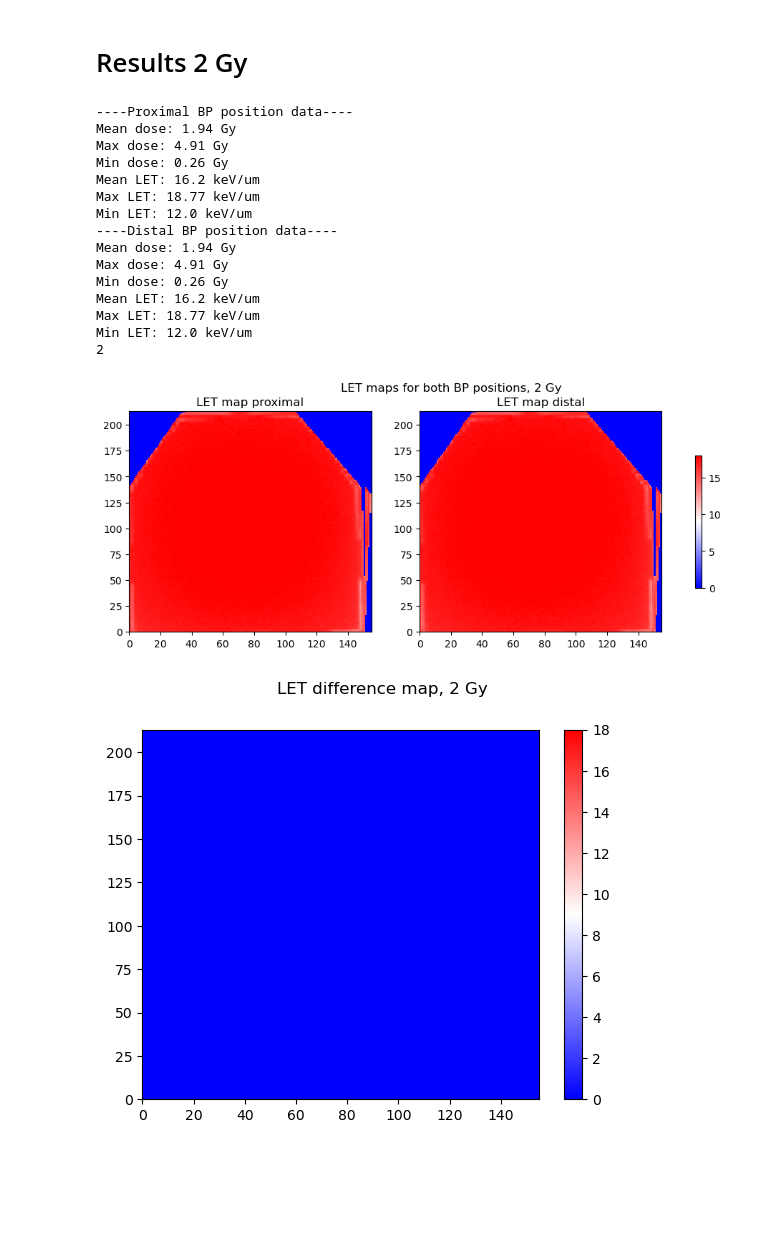
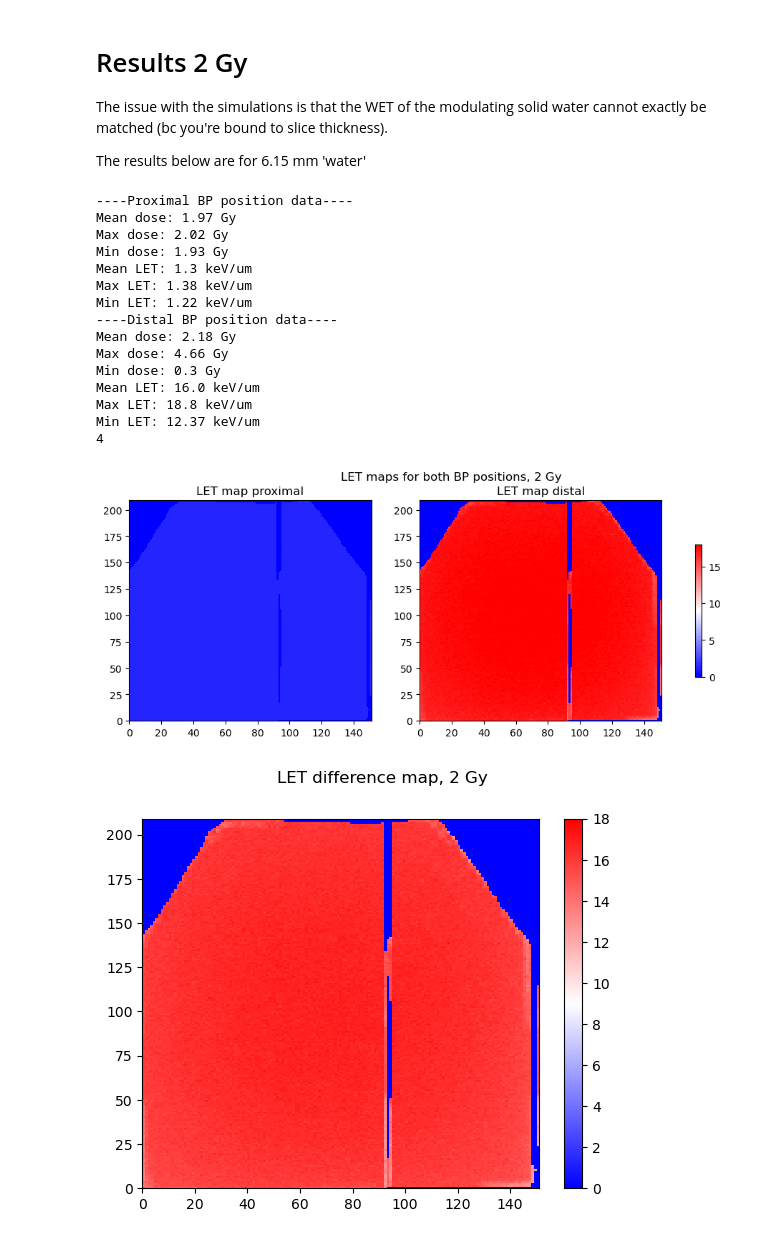
Before and after one commit to BrittHaanen15/Thesis_project, a Jupyter notebook: Python codes/Analysis of RayStation simulation.ipynb, the cells around one changed output. Drawn from its saved outputs; the diff is of its cells as text; code cells hidden in the pictures; blank space fills up the shorter version.

Commit message:
Trying to correct for RS slice thingy

```diff
--- a/Python codes/Analysis of RayStation simulation.ipynb
+++ b/Python codes/Analysis of RayStation simulation.ipynb
@@ -148,26 +147,30 @@ def Calculate_BP_Positions(path_pos1, path_pos2, nominal_dose):
     plt.colorbar()
 # %% [markdown]
 # Results 2 Gy
+
+The issue with the simulations is that the WET of the modulating solid water cannot exactly be matched (bc you're bound to slice thickness).
+
+The results below are for 6.15 mm 'water'
 # %%
 path_lowLET = r"C:\Users\bhaan\Documents\#Master Degree\Thesis\Thesis_project\LET calculation in setup from RS sim\Final RS sims\Low LET\Final RS sim low LET 2 Gy.csv"
-path_highLET = r"C:\Users\bhaan\Documents\#Master Degree\Thesis\Thesis_project\LET calculation in setup from RS sim\Final RS sims\High LET\Final RS high LET 2 Gy.csv"
+path_highLET = r"C:\Users\bhaan\Documents\#Master Degree\Thesis\Thesis_project\LET calculation in setup from RS sim\Final RS sims\High LET\Final RS high LET 2 Gy (6.15 mm).csv"
 
 Calculate_BP_Positions(path_lowLET, path_highLET, 2)
 # %% [output]
 ----Proximal BP position data----
-Mean dose: 1.94 Gy
-Max dose: 4.91 Gy
-Min dose: 0.26 Gy
-Mean LET: 16.2 keV/um
-Max LET: 18.77 keV/um
-Min LET: 12.0 keV/um
+Mean dose: 1.97 Gy
+Max dose: 2.02 Gy
+Min dose: 1.93 Gy
+Mean LET: 1.3 keV/um
+Max LET: 1.38 keV/um
+Min LET: 1.22 keV/um
 ----Distal BP position data----
-Mean dose: 1.94 Gy
-Max dose: 4.91 Gy
-Min dose: 0.26 Gy
-Mean LET: 16.2 keV/um
-Max LET: 18.77 keV/um
-Min LET: 12.0 keV/um
-2
+Mean dose: 2.18 Gy
+Max dose: 4.66 Gy
+Min dose: 0.3 Gy
+Mean LET: 16.0 keV/um
+Max LET: 18.8 keV/um
+Min LET: 12.37 keV/um
+4
-[figure, old version]
+[figure, new version]
-[figure, old version]
+[figure, new version]
```
Also changed, not shown: parts of 3 cells of this notebook, 2 other files.
